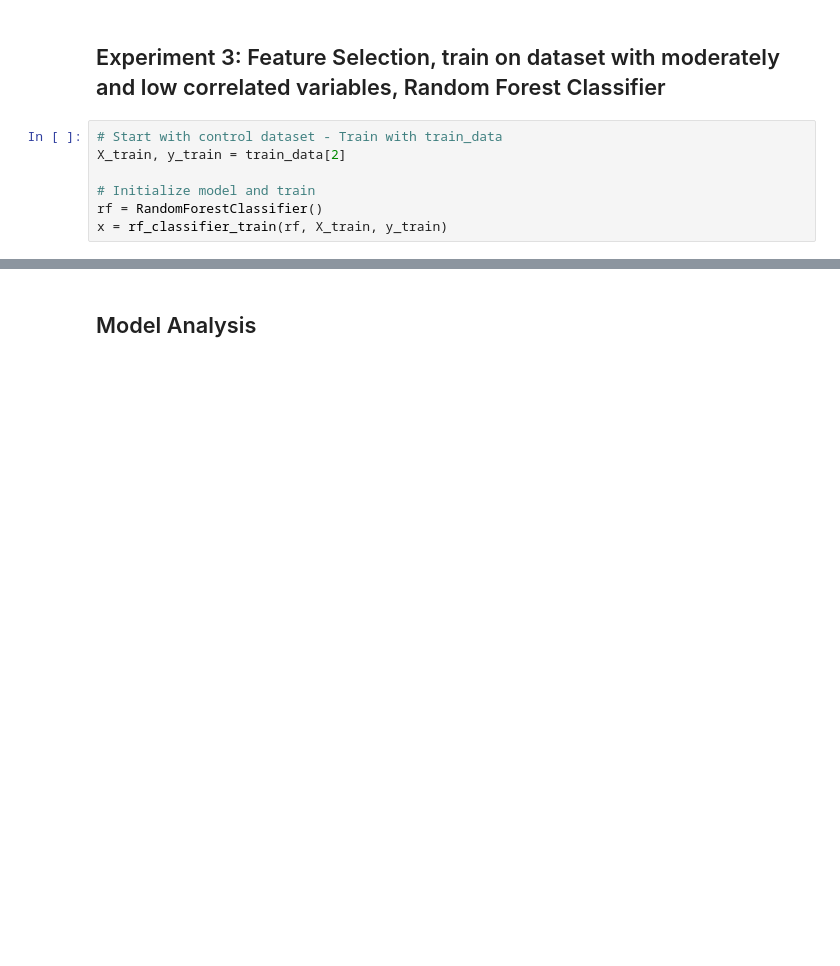
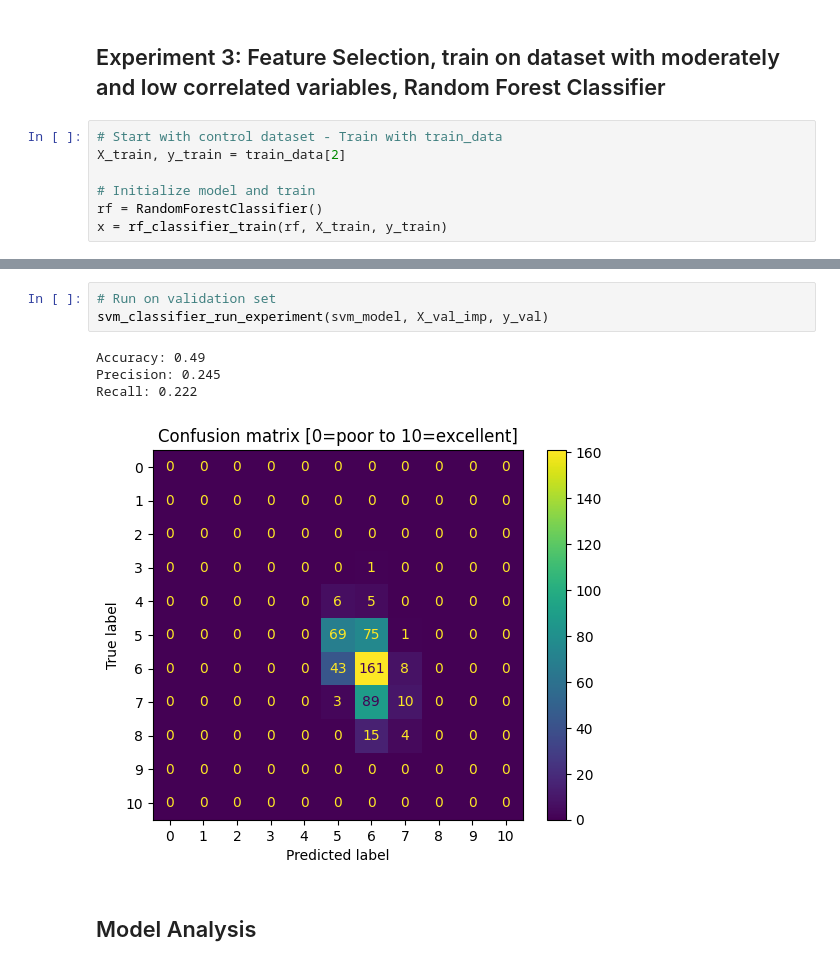
Before and after one commit to dangrant6/Wine-Quality, a Jupyter notebook: wine-quality-analysis.ipynb, the cells around one changed output, grey strips where cells are left out. Cells and saved outputs as stored; diff of their text form; blank space fills up the shorter version.

```diff
--- a/wine-quality-analysis.ipynb
+++ b/wine-quality-analysis.ipynb
@@ -389,3 +466,11 @@ Recall: 0.454
+# %%
+# Run on validation set
+svm_classifier_run_experiment(svm_model, X_val_imp, y_val)
+# %% [output]
+Accuracy: 0.49
+Precision: 0.245
+Recall: 0.222
+[figure, added]
 # %% [markdown]
 ## Model Analysis
 # %% [markdown]
```
Also changed, not shown: parts of 19 cells of this notebook.
